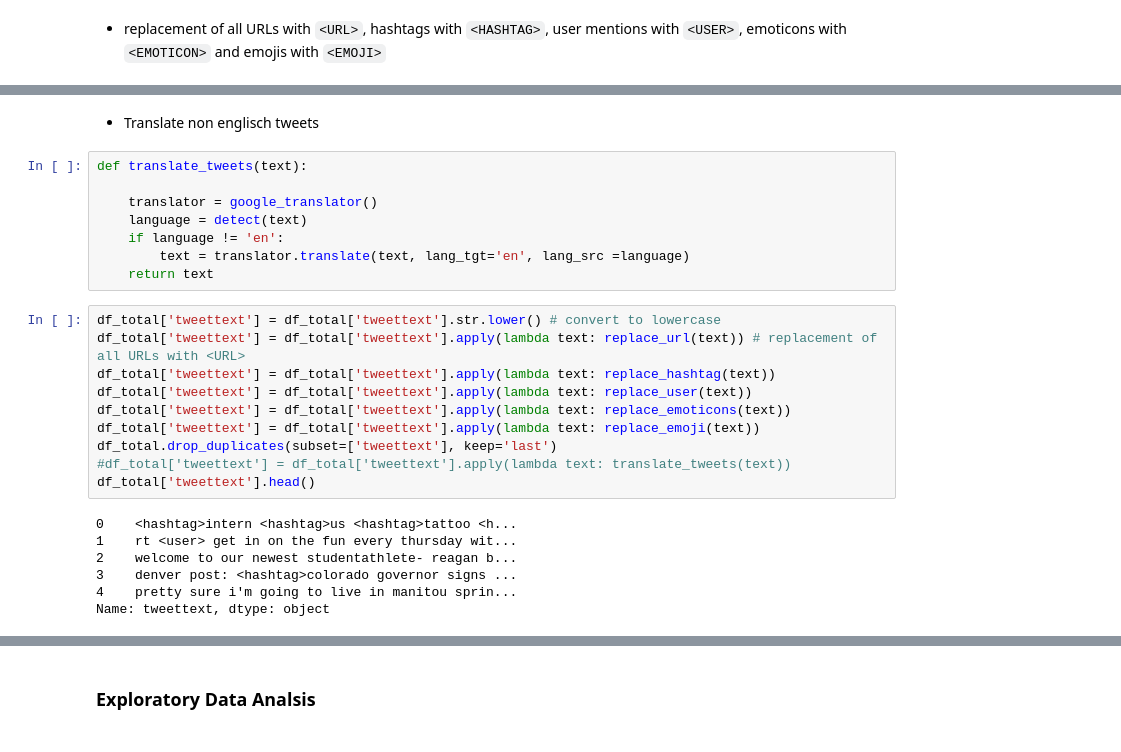
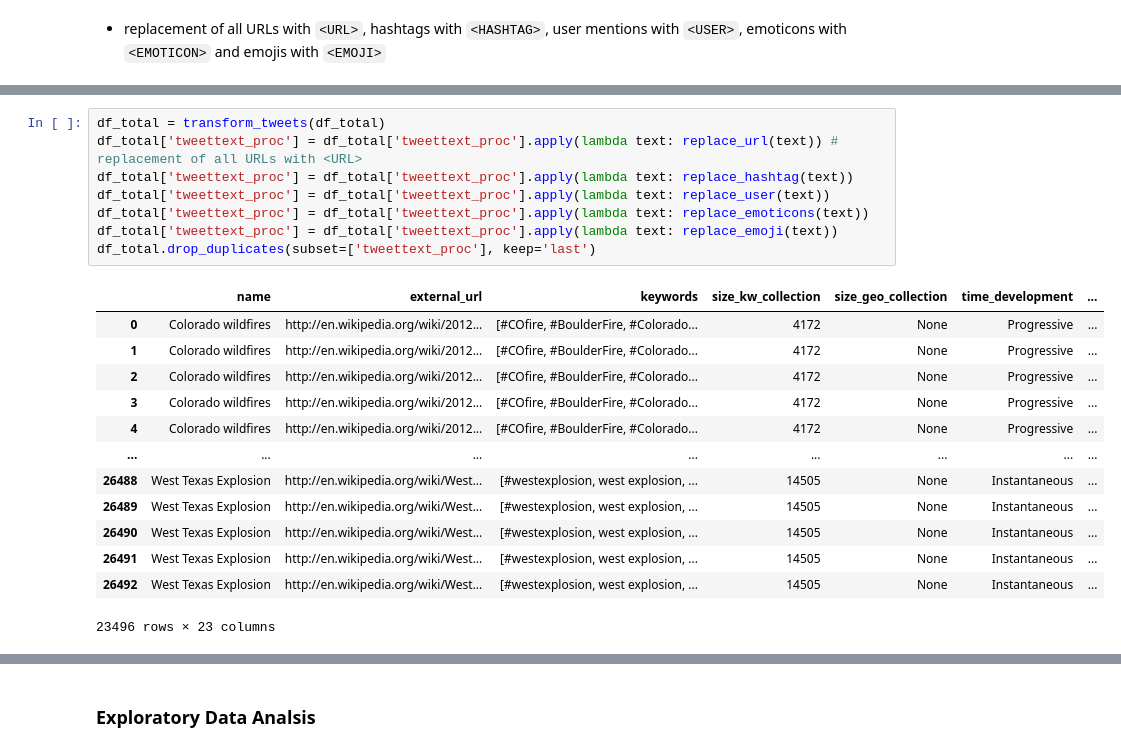
Before and after one commit to karengarm/NLP_Disaster_Tweets_Classification, a Jupyter notebook: Automatic detection of crisis-related messages - NLP.ipynb, the cells around one changed output, grey strips where cells are left out. Drawn from its saved outputs; the diff is of its cells as text.

```diff
--- a/Automatic detection of crisis-related messages - NLP.ipynb
+++ b/Automatic detection of crisis-related messages - NLP.ipynb
@@ -155,30 +186,25 @@ def replace_emoji(text):
     tweets = tweets.replace(":"," ")
     tweets = ' '.join(tweets.split())
     return tweets
-# %% [markdown]
-- Translate non englisch tweets
-# %%
-def translate_tweets(text):
-
-    translator = google_translator()
-    language = detect(text)
-    if language != 'en':
-        text = translator.translate(text, lang_tgt='en', lang_src =language)
-    return text
 # %%
-df_total['tweettext'] = df_total['tweettext'].str.lower() # convert to lowercase
-df_total['tweettext'] = df_total['tweettext'].apply(lambda text: replace_url(text)) # replacement of all URLs with <URL>
-df_total['tweettext'] = df_total['tweettext'].apply(lambda text: replace_hashtag(text))
-df_total['tweettext'] = df_total['tweettext'].apply(lambda text: replace_user(text))
-df_total['tweettext'] = df_total['tweettext'].apply(lambda text: replace_emoticons(text))
-df_total['tweettext'] = df_total['tweettext'].apply(lambda text: replace_emoji(text))
-df_total.drop_duplicates(subset=['tweettext'], keep='last')
-#df_total['tweettext'] = df_total['tweettext'].apply(lambda text: translate_tweets(text))
-df_total['tweettext'].head()
+df_total = transform_tweets(df_total)
+df_total['tweettext_proc'] = df_total['tweettext_proc'].apply(lambda text: replace_url(text)) # replacement of all URLs with <URL>
+df_total['tweettext_proc'] = df_total['tweettext_proc'].apply(lambda text: replace_hashtag(text))
+df_total['tweettext_proc'] = df_total['tweettext_proc'].apply(lambda text: replace_user(text))
+df_total['tweettext_proc'] = df_total['tweettext_proc'].apply(lambda text: replace_emoticons(text))
+df_total['tweettext_proc'] = df_total['tweettext_proc'].apply(lambda text: replace_emoji(text))
+df_total.drop_duplicates(subset=['tweettext_proc'], keep='last')
 # %% [output]
+|  | name | external_url | keywords | size_kw_collection | size_geo_collection | time_development | ... |
+| 0 | Colorado wildfires | http://en.wikipedia.org/wiki/2012... | [#COfire, #BoulderFire, #Colorado... | 4172 | None | Progressive | ... |
+| 1 | Colorado wildfires | http://en.wikipedia.org/wiki/2012... | [#COfire, #BoulderFire, #Colorado... | 4172 | None | Progressive | ... |
+| 2 | Colorado wildfires | http://en.wikipedia.org/wiki/2012... | [#COfire, #BoulderFire, #Colorado... | 4172 | None | Progressive | ... |
+| 3 | Colorado wildfires | http://en.wikipedia.org/wiki/2012... | [#COfire, #BoulderFire, #Colorado... | 4172 | None | Progressive | ... |
+| 4 | Colorado wildfires | http://en.wikipedia.org/wiki/2012... | [#COfire, #BoulderFire, #Colorado... | 4172 | None | Progressive | ... |
+| ... | ... | ... | ... | ... | ... | ... | ... |
+| 26488 | West Texas Explosion | http://en.wikipedia.org/wiki/West... | [#westexplosion, west explosion, ... | 14505 | None | Instantaneous | ... |
+| 26489 | West Texas Explosion | http://en.wikipedia.org/wiki/West... | [#westexplosion, west explosion, ... | 14505 | None | Instantaneous | ... |
+| 26490 | West Texas Explosion | http://en.wikipedia.org/wiki/West... | [#westexplosion, west explosion, ... | 14505 | None | Instantaneous | ... |
+| 26491 | West Texas Explosion | http://en.wikipedia.org/wiki/West... | [#westexplosion, west explosion, ... | 14505 | None | Instantaneous | ... |
+| 26492 | West Texas Explosion | http://en.wikipedia.org/wiki/West... | [#westexplosion, west explosion, ... | 14505 | None | Instantaneous | ... |
-0    <hashtag>intern <hashtag>us <hashtag>tattoo <h...
-1    rt <user> get in on the fun every thursday wit...
-2    welcome to our newest studentathlete- reagan b...
-3    denver post: <hashtag>colorado governor signs ...
-4    pretty sure i'm going to live in manitou sprin...
-Name: tweettext, dtype: object
+23496 rows × 23 columns
```
Also changed, not shown: parts of 26 cells of this notebook.
